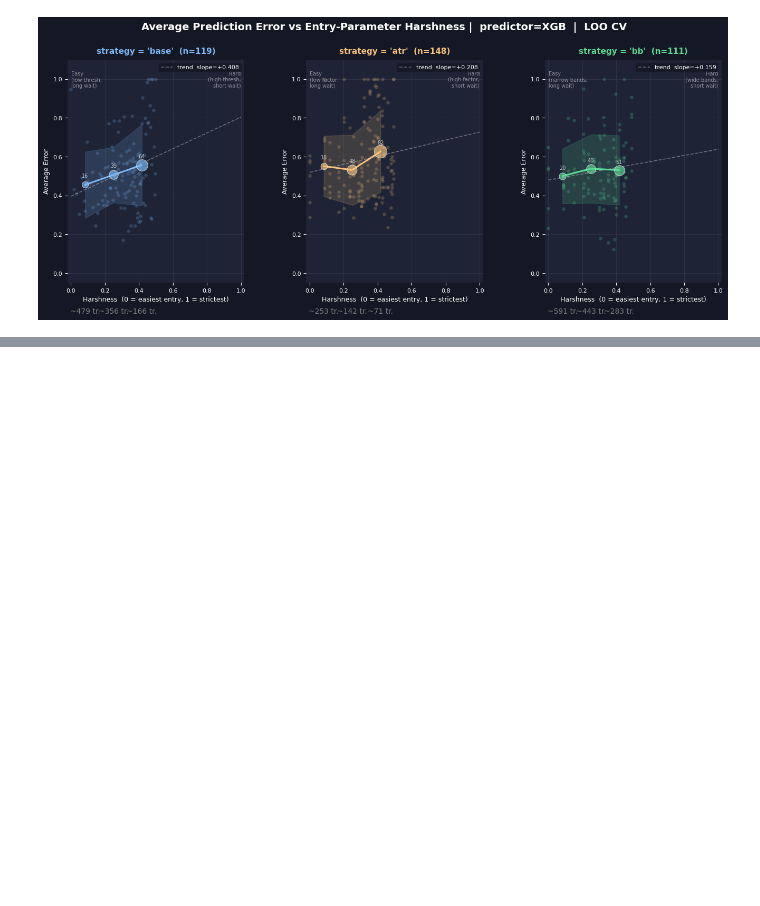
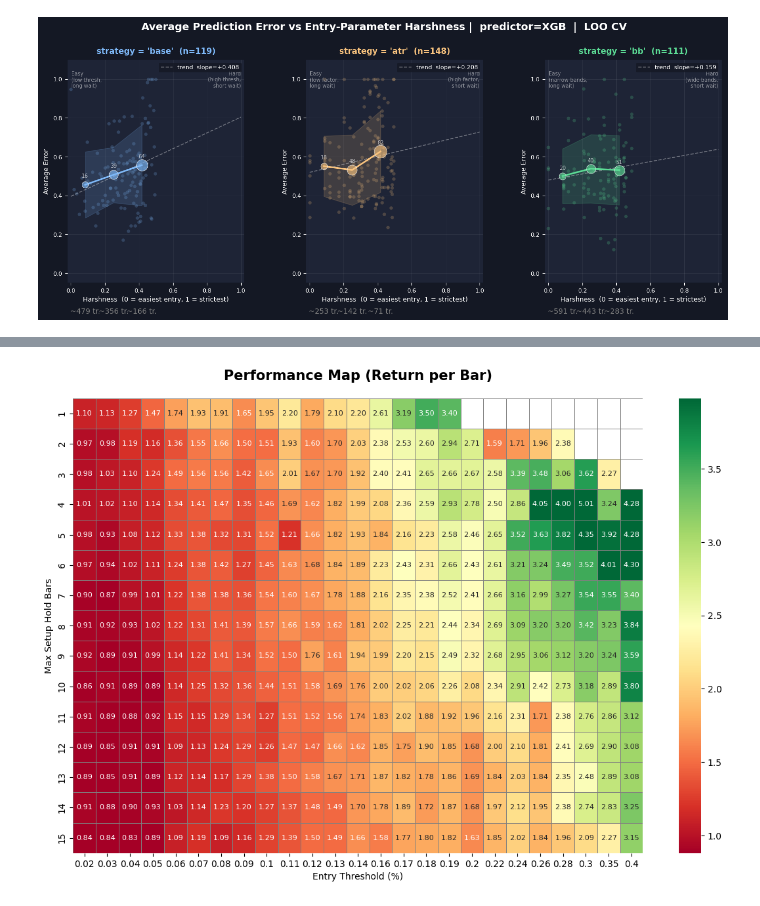
Before and after one commit to Tom-Wasko/lyse-lby, a Jupyter notebook: odbicie/main.ipynb, the cells around one changed output, grey strips where cells are left out. Saved outputs shown, nothing was run; the diff lists cells and outputs as text; code cells hidden in the pictures; blank space fills up the shorter version.

```diff
--- a/odbicie/main.ipynb
+++ b/odbicie/main.ipynb
@@ -1239,0 +1370,87 @@ Done!
+# %%
+import pandas as pd
+import seaborn as sns
+import matplotlib.pyplot as plt
+import numpy as np
+
+# Load one of the datasets (using full_active because it has the most features)
+df = pd.read_csv(r'c:\Users\PC\Documents\Antigravity\lyse-lby\odbicie\dane\opt_active_tbm.csv')
+
+# --- PLOT 1: Performance sweet spots (Heatmap) ---
+# This shows which combinations of Entry parameters produce the highest returns
+plt.figure(figsize=(14, 9))
+
+sns.heatmap(pivot_return,
+            annot=True,
+            fmt=".2f",               # Rounds to two decimal places
+            annot_kws={"size": 8},    # Makes the internal numbers smaller
+            cmap='RdYlGn',
+            linewidths=0.5,
+            linecolor='gray',
+            robust=True)
+
+plt.title('Performance Map (Return per Bar)', fontsize=15, fontweight='bold', pad=20)
+plt.xlabel('Entry Threshold (%)')
+plt.ylabel('Max Setup Hold Bars')
+plt.show()
+
+
+# Filter data for less than 120 trades
+df_filtered = df[(df['trades'].isin(range(100,400)))
+            #& (df['max_setup_hold_bars'].isin(range(4,11)))
+            #& (df['threshold_pct'] > 0.15)
+            ].copy()
+
+pivot_filtered = df_filtered.pivot_table(index='max_setup_hold_bars', columns='threshold_pct', values='return_per_bar')
+
+plt.figure(figsize=(12, 8))
+sns.heatmap(pivot_filtered, annot=True, cmap='YlGnBu', fmt=".1f")
+plt.title('Total Strategy Return (for filtered data)', fontsize=15)
+plt.show()
+
+
+
+# --- PLOT 2: Strategy Efficiency (Scatter Plot) ---
+# Analyzes the trade-off between the number of trades and win rate
+plt.figure(figsize=(12, 7))
+sns.scatterplot(data=df_filtered, x='trades', y='win_rate', hue='return_per_bar', size='return_per_bar',
+                palette='viridis', sizes=(20, 200))
+plt.title('Strategy Efficiency: Trade Count vs. Win Rate (for filtered data)', fontsize=15)
+plt.grid(True, alpha=0.3)
+plt.show()
+
+# --- PLOT 3: Distribution of Optimal TBM Parameters ---
+fig, axes = plt.subplots(1, 5, figsize=(24, 6))
+fig.suptitle('Distribution of Optimized TBM Parameters', fontsize=18)
+
+colors = ['#2ecc71', '#3498db', '#e74c3c', '#f1c40f', '#9b59b6']
+
+for i, col in enumerate(tbm_cols):
+    if col in df.columns:
+        # Calculate exactly how many unique values exist to ensure 1 bar per step
+        unique_vals = df[col].nunique()
+
+        sns.histplot(df[col],
+                     bins=unique_vals,    # One bar for every unique step
+                     ax=axes[i],
+                     color=colors[i],
+                     edgecolor='white',   # Adds a sharp edge to each bar
+                     shrink=0.8)          # Adds space between bars for a "striped" look
+
+        axes[i].set_title(f'Common {col}', fontsize=13)
+        axes[i].axvline(df[col].median(), color='k', linestyle='--', label=f'Med: {df[col].median():.2f}')
+        axes[i].legend()
+
+
+
+# --- PLOT 4: Parameter Dynamics per Threshold ---
+# Does Exit logic need to change when entering "harsher" setups?
+plt.figure(figsize=(14, 7))
+melted_df = df.melt(id_vars='threshold_pct', value_vars=['tp_mult', 'sl_mult'])
+sns.boxplot(data=melted_df, x='threshold_pct', y='value', hue='variable', palette=['#2ecc71', '#e74c3c'])
+plt.title('TBM Multiplier stability across different Entry Thresholds', fontsize=15)
+plt.xlabel('Entry Threshold (%)', fontsize=12)
+plt.ylabel('Multiplier Value', fontsize=12)
+plt.show()
+# %% [output]
+[figure, added]
```
Also changed, not shown: parts of 9 cells of this notebook, 13 other files.
